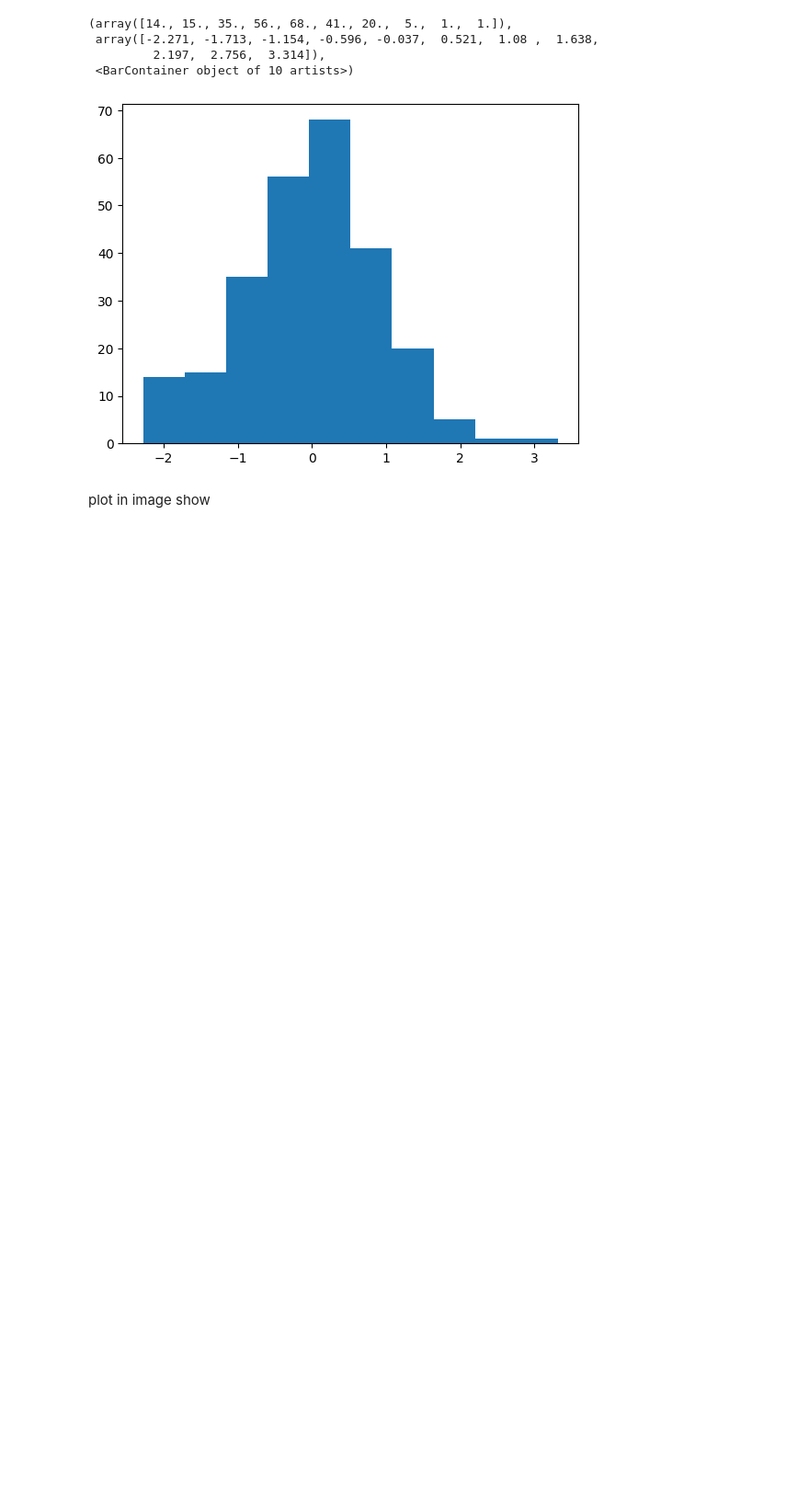
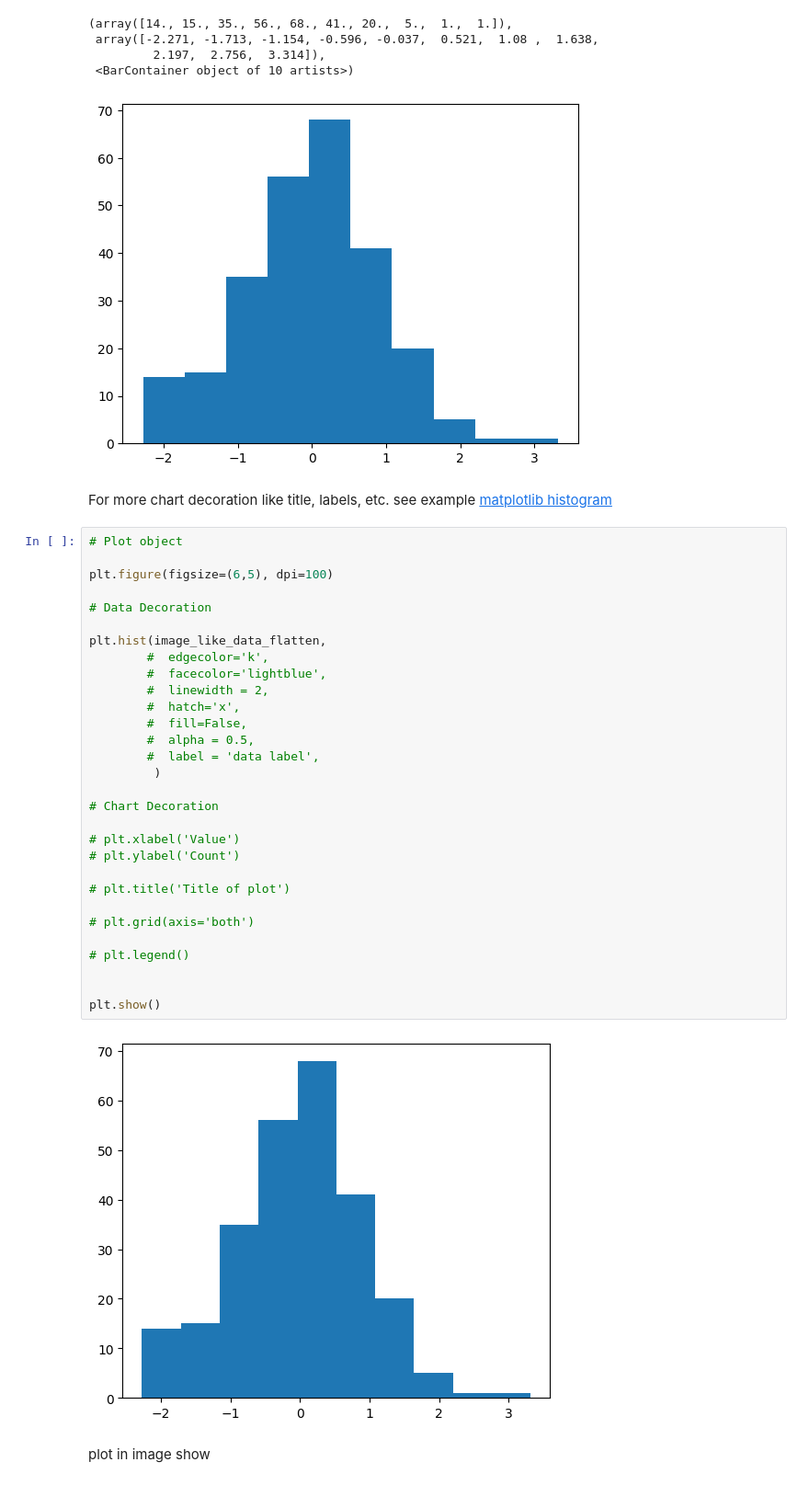
Before and after one commit to tniramol/rs-lc-dl, a Jupyter notebook: matplotlib_tutorial.ipynb, the cells around one changed output. Shown at 92% size. Drawn from its saved outputs; the diff is of its cells as text; blank space fills up the shorter version.

```diff
--- a/matplotlib_tutorial.ipynb
+++ b/matplotlib_tutorial.ipynb
@@ -88,6 +88,40 @@ plt.hist(image_like_data_flatten)
          2.197,  2.756,  3.314]),
  <BarContainer object of 10 artists>)
 [figure]
+# %% [markdown]
+For more chart decoration like title, labels, etc. see example [matplotlib histogram](https://matplotlib.org/stable/api/_as_gen/matplotlib.pyplot.hist.html)
+# %%
+# Plot object
+
+plt.figure(figsize=(6,5), dpi=100)
+
+# Data Decoration
+
+plt.hist(image_like_data_flatten,
+        #  edgecolor='k',
+        #  facecolor='lightblue',
+        #  linewidth = 2,
+        #  hatch='x',
+        #  fill=False,
+        #  alpha = 0.5,
+        #  label = 'data label',
+         )
+
+# Chart Decoration
+
+# plt.xlabel('Value')
+# plt.ylabel('Count')
+
+# plt.title('Title of plot')
+
+# plt.grid(axis='both')
+
+# plt.legend()
+
+
+plt.show()
+# %% [output]
+[figure, added]
 # %% [markdown]
 plot in image show
 # %%
```
